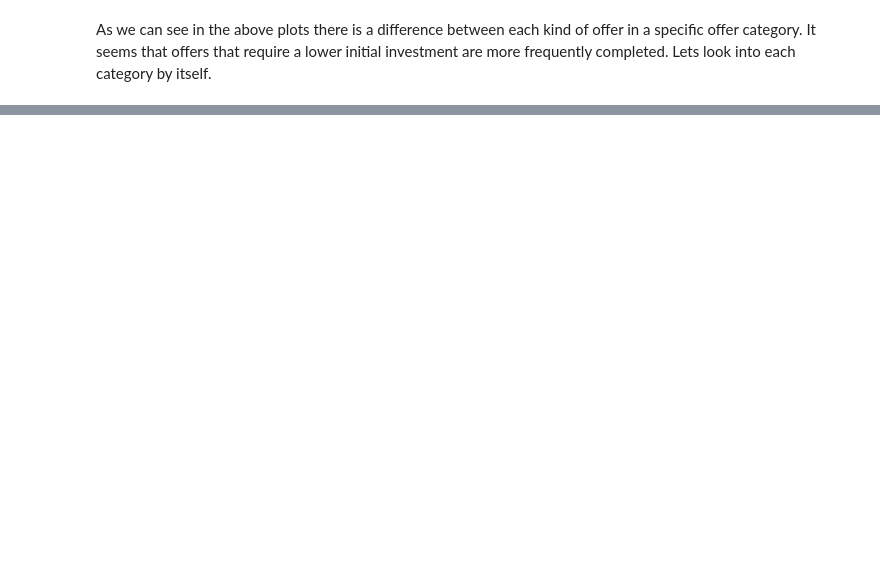
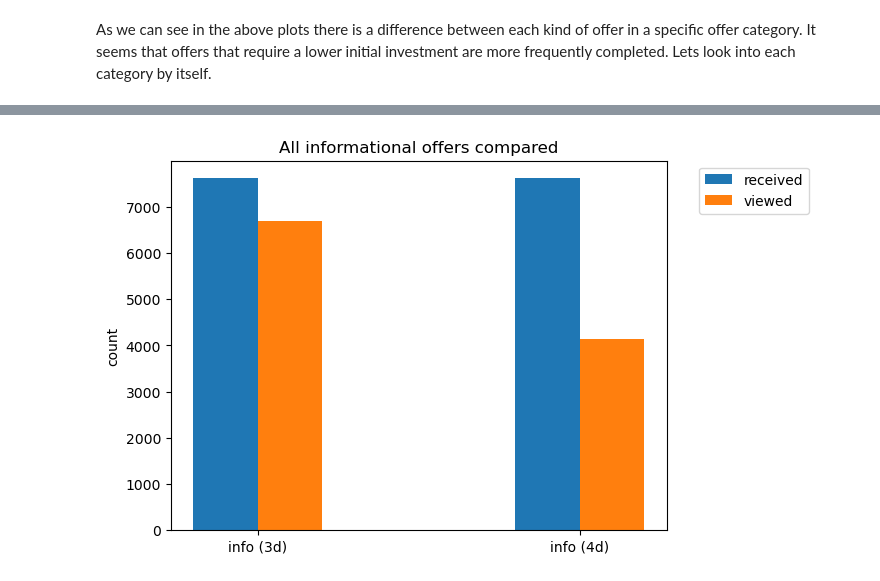
Before and after one commit to Daniel-Hutcheson/starbucks_capstone_project, a Jupyter notebook: Starbucks_Capstone_notebook.ipynb, the cells around one changed output, grey strips where cells are left out. Saved outputs shown, nothing was run; the diff lists cells and outputs as text; code cells hidden in the pictures; blank space fills up the shorter version.

```diff
--- a/Starbucks_Capstone_notebook.ipynb
+++ b/Starbucks_Capstone_notebook.ipynb
@@ -1067,0 +1108,19 @@ As we can see in the above plots there is a difference between each kind of offe
+# %%
+fig, ax = plt.subplots()
+
+x = np.arange(len(informational_offers_received))
+bar_width = 0.2
+
+labels = informational_offers_received.index.get_level_values(1)
+
+ax.bar(x, informational_offers_received.values, width=bar_width);
+ax.bar((x+bar_width), informational_offers_viewed.values, width=bar_width);
+
+plt.title('All informational offers compared')
+plt.ylabel('count')
+
+tick_positions = x+0.5*bar_width
+plt.xticks(tick_positions, informational_offers_received.index.get_level_values(1));
+plt.legend(['received','viewed'], loc='upper right', bbox_to_anchor=(1.3,1));
+# %% [output]
+[figure, added]
```
Also changed, not shown: parts of 5 cells of this notebook.
